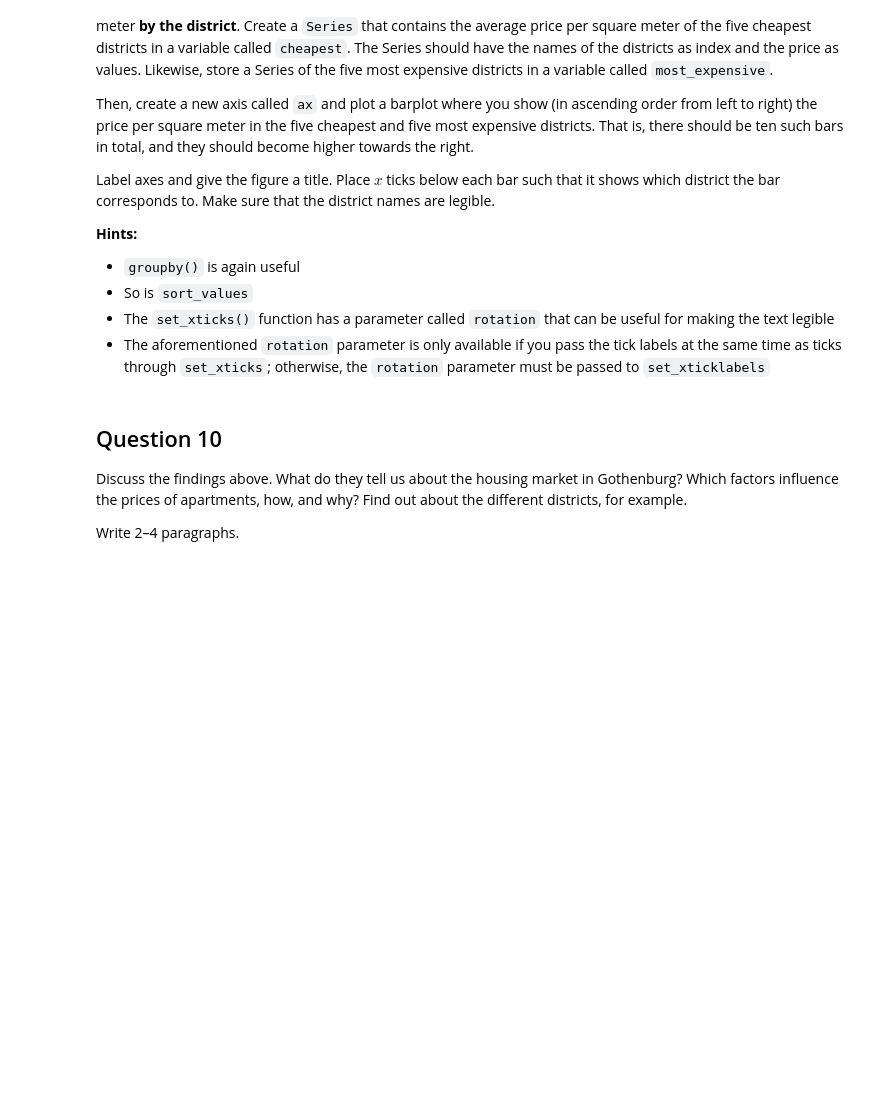
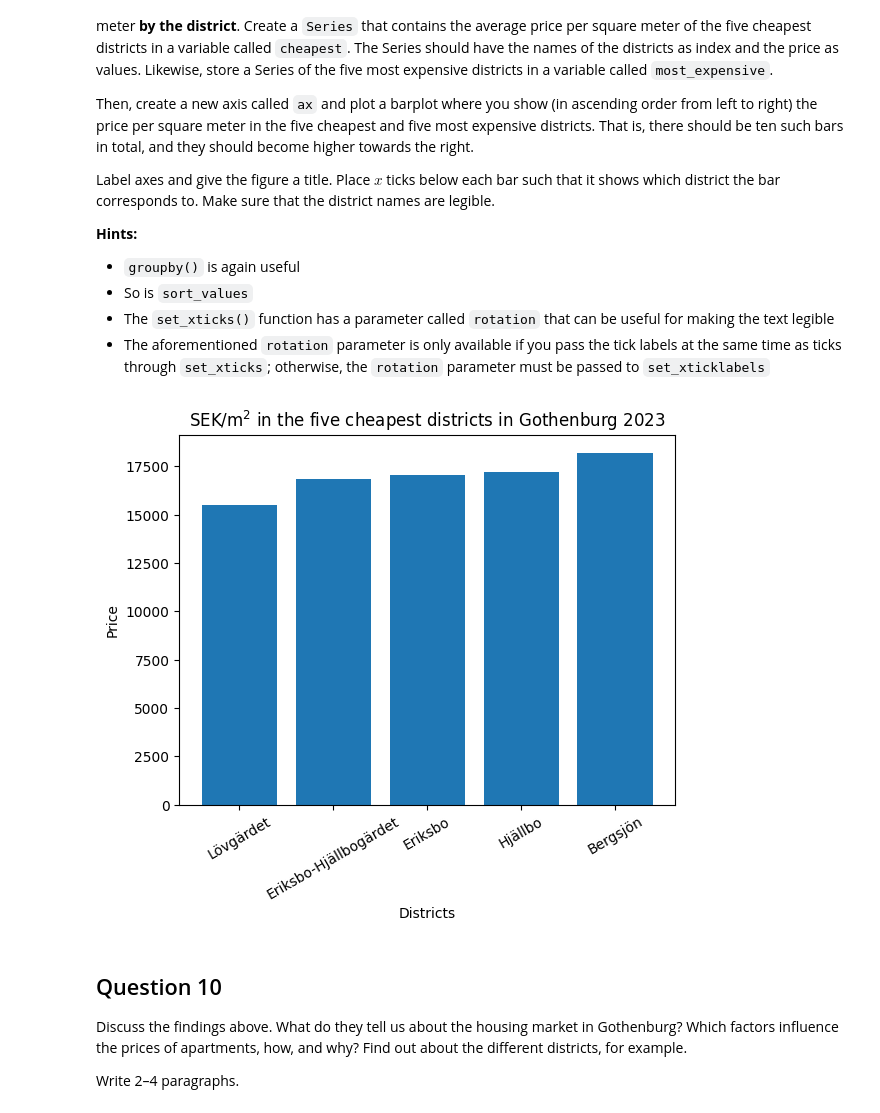
Before and after one commit to BoLaker/Data-Science-and-AI, a Jupyter notebook: assignment2_template.ipynb, the cells around one changed output. Drawn from its saved outputs; the diff is of its cells as text; code cells hidden in the pictures; blank space fills up the shorter version.

```diff
--- a/assignment2_template.ipynb
+++ b/assignment2_template.ipynb
@@ -324,7 +330,20 @@ Label axes and give the figure a title. Place $x$ ticks below each bar such that
 # %%
 # Codegrade Tag Question9
 # Do *not* remove the tag above
 # Write your code below
+fig, ax = plt.subplots()
+cheapest = df_2023_gothenburg_w_psqm.groupby("district")["price per sqm"].mean().sort_values().head(5)
+
+ax.bar(cheapest.index, cheapest.values)
+ax.set_xticks(cheapest.index, cheapest.index, rotation = 30)
+
+ax.set_title("SEK/m$^2$ in the five cheapest districts in Gothenburg 2023")
+ax.set_xlabel("Districts")
+ax.set_ylabel("Price")
+
+plt.show()
+# %% [output]
+[figure, added]
 # %% [markdown]
 ## Question 10
 
```
Also changed, not shown: parts of 3 cells of this notebook.
